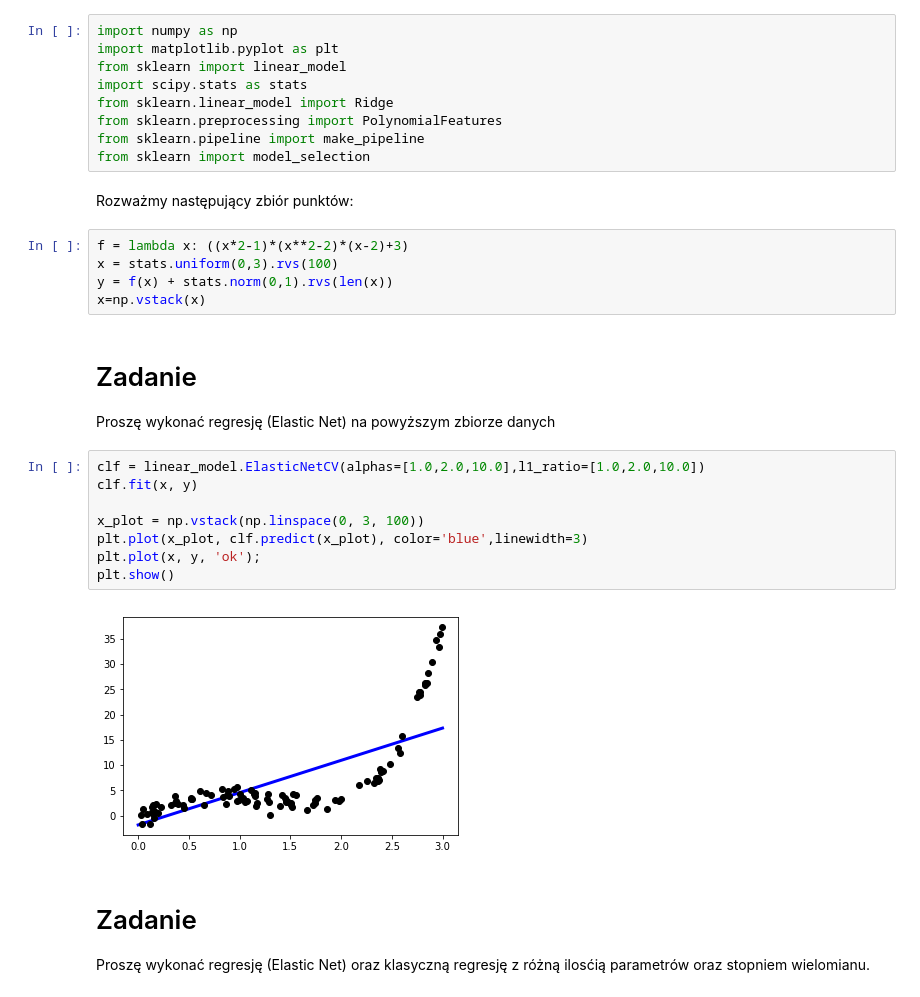
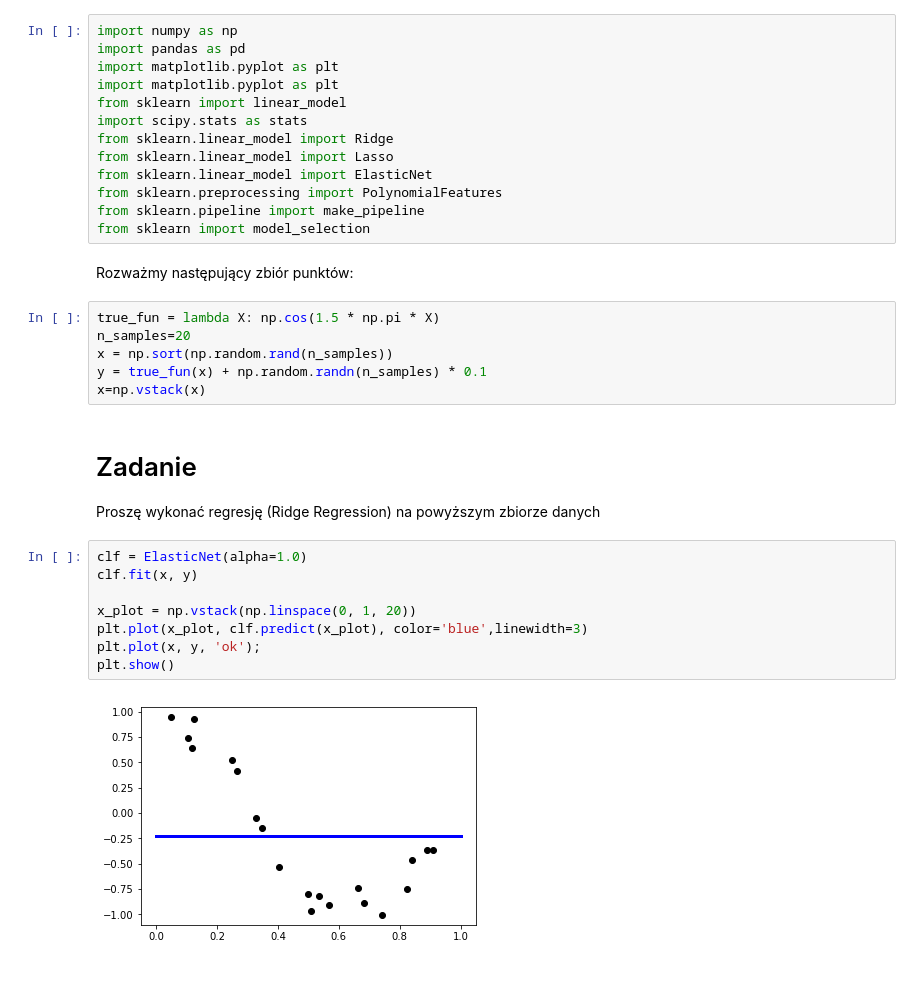
Before and after one commit to przem85/bootcamp, a Jupyter notebook: statistics/D11_Z11.ipynb, the cells around one changed output. Saved outputs shown, nothing was run; the diff lists cells and outputs as text.

```diff
--- a/statistics/D11_Z11.ipynb
+++ b/statistics/D11_Z11.ipynb
@@ -3,32 +3,34 @@
 # %%
 import numpy as np
+import pandas as pd
+import matplotlib.pyplot as plt
 import matplotlib.pyplot as plt
 from sklearn import linear_model
 import scipy.stats as stats
 from sklearn.linear_model import Ridge
+from sklearn.linear_model import Lasso
+from sklearn.linear_model import ElasticNet
 from sklearn.preprocessing import PolynomialFeatures
 from sklearn.pipeline import make_pipeline
 from sklearn import model_selection
 # %% [markdown]
 Rozważmy następujący zbiór punktów:
-# %%
-f = lambda x: ((x*2-1)*(x**2-2)*(x-2)+3)
-x = stats.uniform(0,3).rvs(100)
-y = f(x) + stats.norm(0,1).rvs(len(x))
-x=np.vstack(x)
+# %%
+true_fun = lambda X: np.cos(1.5 * np.pi * X)
+n_samples=20
+x = np.sort(np.random.rand(n_samples))
+y = true_fun(x) + np.random.randn(n_samples) * 0.1
+x=np.vstack(x)
 # %% [markdown]
 # Zadanie
-Proszę wykonać regresję (Elastic Net) na powyższym zbiorze danych
+Proszę wykonać regresję (Ridge Regression) na powyższym zbiorze danych
 # %%
-clf = linear_model.ElasticNetCV(alphas=[1.0,2.0,10.0],l1_ratio=[1.0,2.0,10.0])
+clf = ElasticNet(alpha=1.0)
 clf.fit(x, y)
 
-x_plot = np.vstack(np.linspace(0, 3, 100))
+x_plot = np.vstack(np.linspace(0, 1, 20))
 plt.plot(x_plot, clf.predict(x_plot), color='blue',linewidth=3)
 plt.plot(x, y, 'ok');
 plt.show()
 # %% [output]
-[figure, old version]
+[figure, new version]
-# %% [markdown]
-# Zadanie
-Proszę wykonać regresję (Elastic Net) oraz klasyczną regresję z różną ilosćią parametrów oraz stopniem wielomianu.
```
Also changed, not shown: parts of 10 cells of this notebook.
